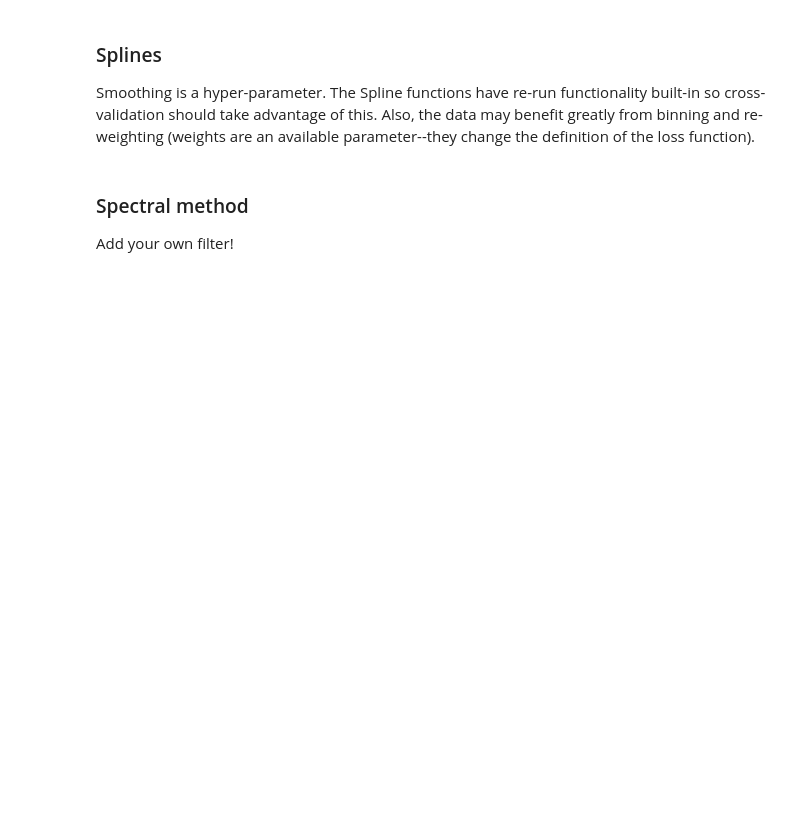
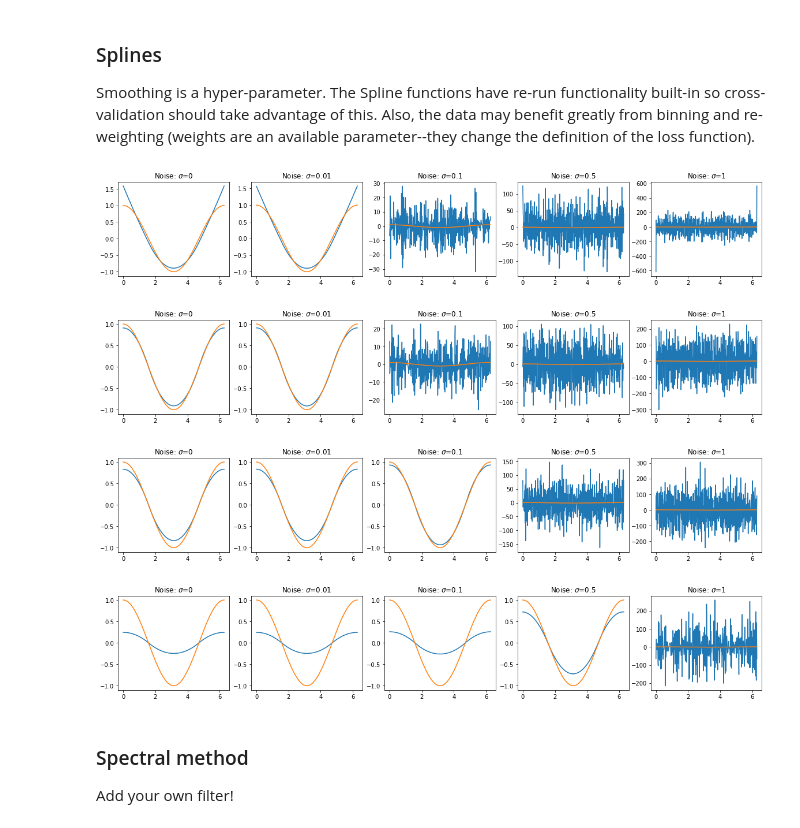
Before and after one commit to andgoldschmidt/derivative, a Jupyter notebook: Derivatives_Review.ipynb, the cells around one changed output. Cells and saved outputs as stored; diff of their text form; code cells hidden in the pictures; blank space fills up the shorter version.

```diff
--- a/Derivatives_Review.ipynb
+++ b/Derivatives_Review.ipynb
@@ -82,14 +87,18 @@ plot_example_1(sg, x, noisy_sin, np.cos, sigmas)
 Smoothing is a hyper-parameter. The Spline functions have re-run functionality built-in so cross-validation should take advantage of this. Also, the data may benefit greatly from binning and re-weighting (weights are an available parameter--they change the definition of the loss function).
 # %%
 spl = diff.Spline({'smoothing': 1})
-plot_example_1(spl, x, noisy_sin, np.cos, sigmas)
-
+plot_example(spl, x, noisy_sin, np.cos, sigmas)
 spl = diff.Spline({'smoothing': 1, 'periodic': True})
-plot_example_1(spl, x, noisy_sin, np.cos, sigmas)
+plot_example(spl, x, noisy_sin, np.cos, sigmas)
 spl = diff.Spline({'smoothing': 5, 'periodic': True})
-plot_example_1(spl, x, noisy_sin, np.cos, sigmas)
+plot_example(spl, x, noisy_sin, np.cos, sigmas)
 spl = diff.Spline({'smoothing': 139, 'periodic': True})
-plot_example_1(spl, x, noisy_sin, np.cos, sigmas)
+plot_example(spl, x, noisy_sin, np.cos, sigmas)
+# %% [output]
+[figure, added]
+[figure, added]
+[figure, added]
+[figure, added]
 # %% [markdown]
 ### Spectral method
 Add your own filter!
```
Also changed, not shown: parts of 32 cells of this notebook, 1 other file.
